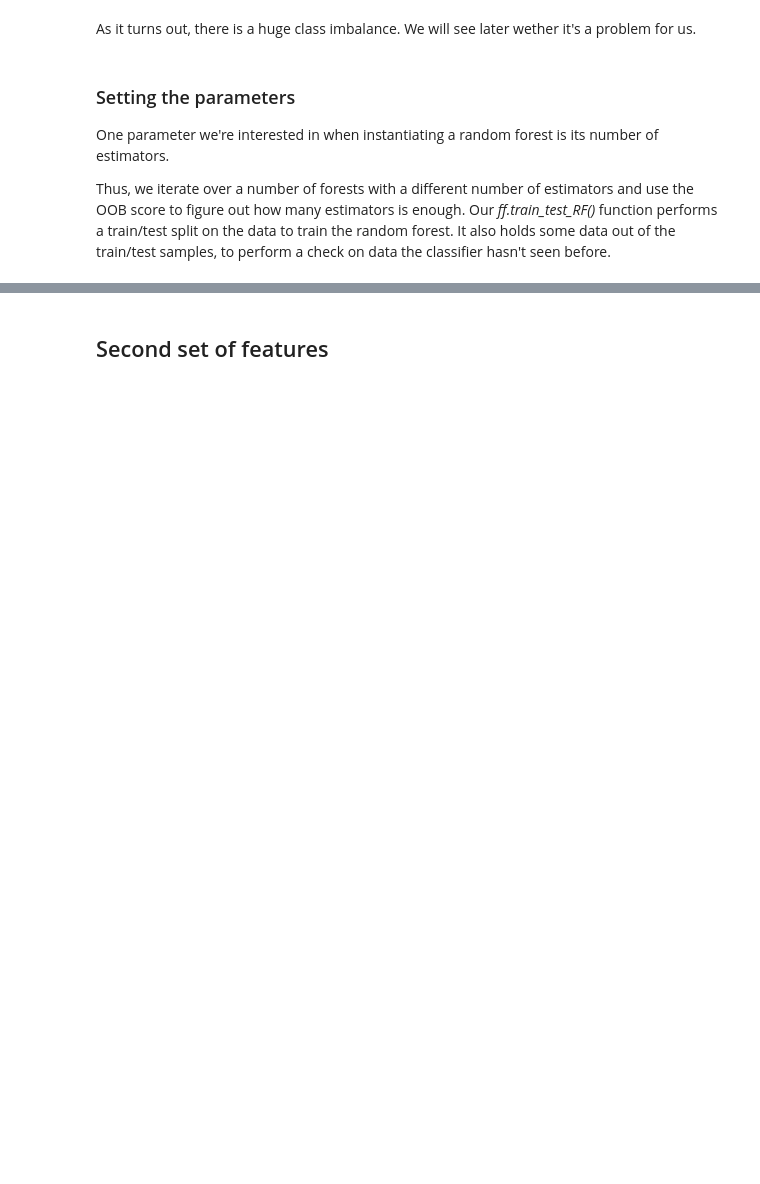
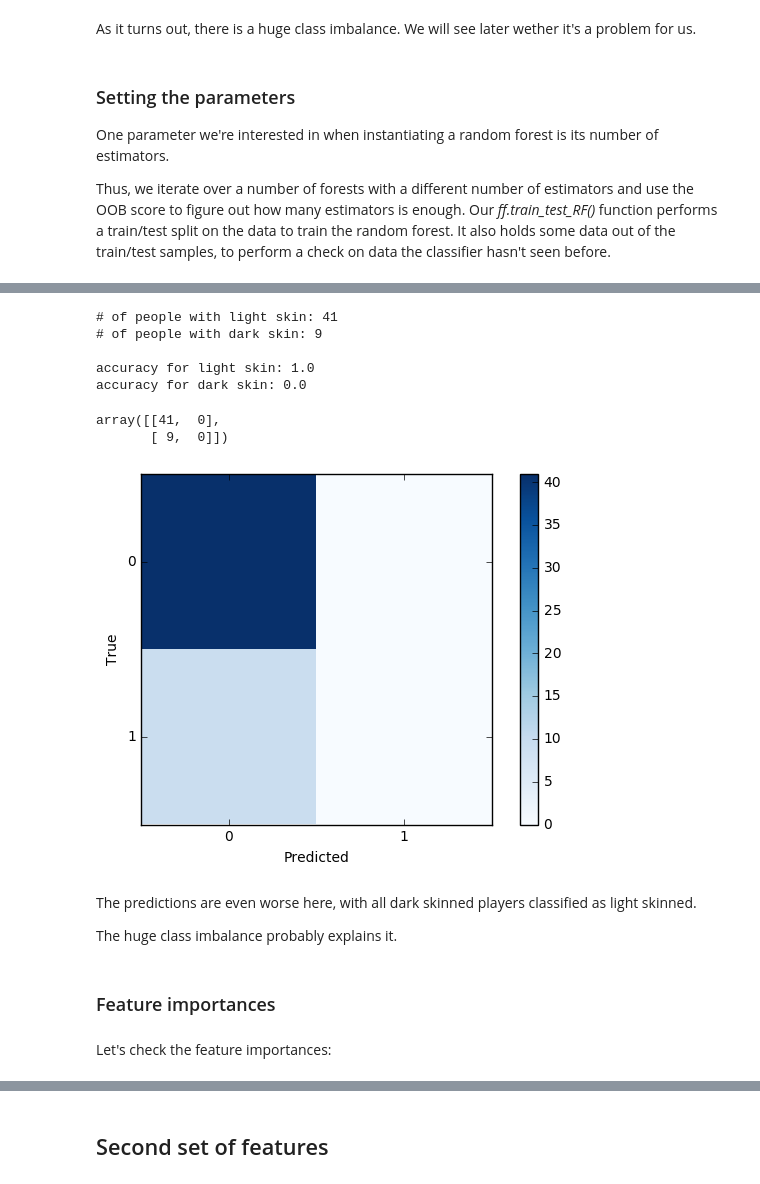
Before and after one commit to jmuth/ADA_homeworks, a Jupyter notebook: 04 - Applied ML/1_Supervised.ipynb, the cells around one changed output, grey strips where cells are left out. Drawn from its saved outputs; the diff is of its cells as text; code cells hidden in the pictures; blank space fills up the shorter version.

```diff
--- a/04 - Applied ML/1_Supervised.ipynb
+++ b/04 - Applied ML/1_Supervised.ipynb
@@ -140,3 +217,29 @@ for train, test in kf.split(data):
+# %%
+ff.details(predi, target_holdout)
+# %% [output]
+# of people with light skin: 41
+# of people with dark skin: 9
+
+accuracy for light skin: 1.0
+accuracy for dark skin: 0.0
+# %%
+cnf = metrics.confusion_matrix(target_holdout, predi)
+cnf
+# %% [output]
+array([[41,  0],
+       [ 9,  0]])
+# %%
+ff.plot_cnf(cnf, [0, 1])
+# %% [output]
+[figure, added]
+# %% [markdown]
+The predictions are even worse here, with all dark skinned players classified as light skinned.
+
+The huge class imbalance probably explains it.
+# %% [markdown]
+### Feature importances
+# %% [markdown]
+Let's check the feature importances:
 # %%
 imp = forest.feature_importances_
 # %%
```
Also changed, not shown: parts of 63 cells of this notebook, 1 other file.
